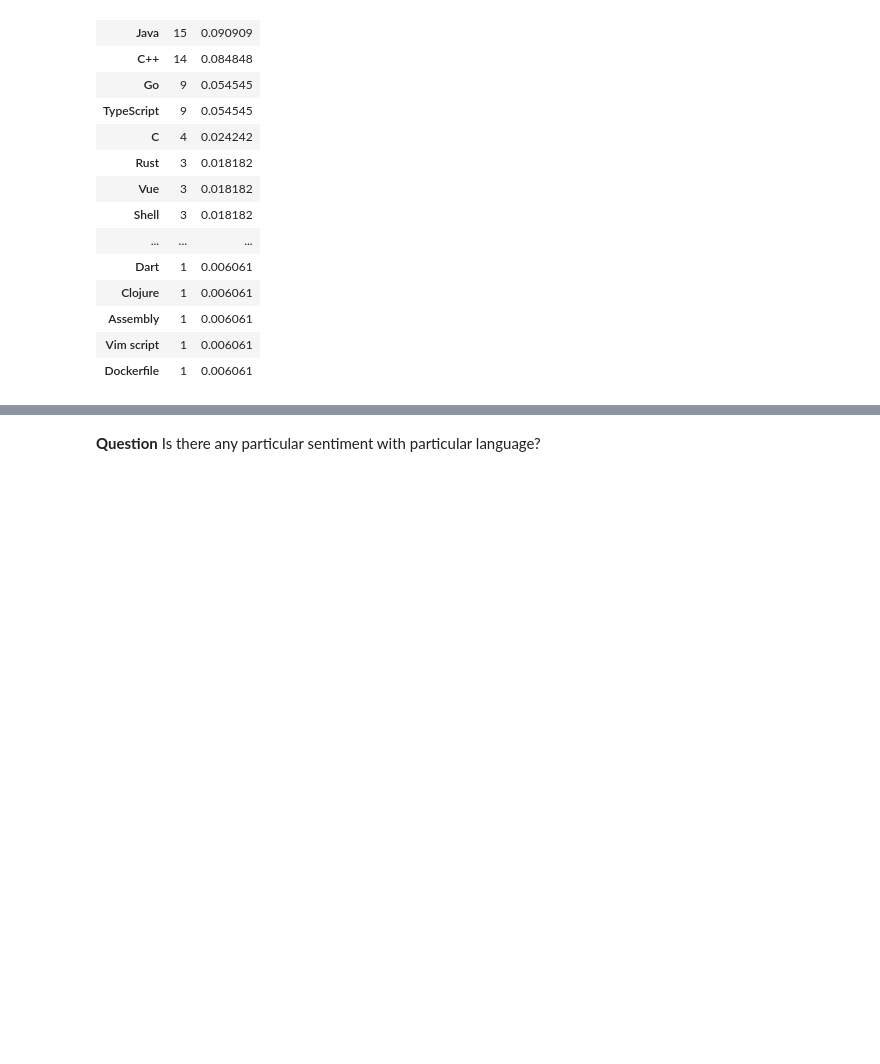
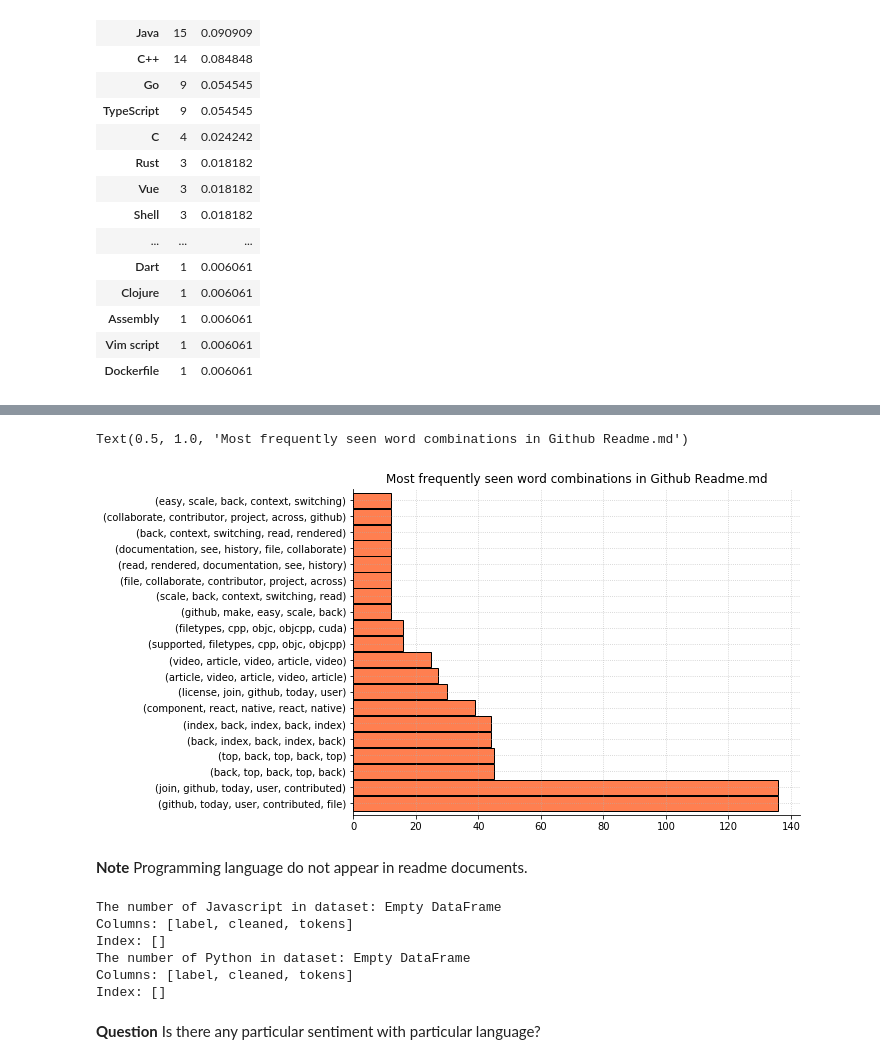
Before and after one commit to NLP-GJ/github-language, a Jupyter notebook: Report.ipynb, the cells around one changed output, grey strips where cells are left out. Drawn from its saved outputs; the diff is of its cells as text; code cells hidden in the pictures; blank space fills up the shorter version.

```diff
--- a/Report.ipynb
+++ b/Report.ipynb
@@ -210,2 +245,20 @@ Text(0.5, 1.0, 'Most frequently used programing languages')
+# %%
+pd.Series(nltk.ngrams(explore_df_cleaned, 5)).value_counts().head(20).plot.barh(figsize=(8, 6), width=.95, color='coral')
+plt.title('Most frequently seen word combinations in Github Readme.md')
+# %% [output]
+Text(0.5, 1.0, 'Most frequently seen word combinations in Github Readme.md')
+[figure, added]
+# %% [markdown]
+**Note** Programming language do not appear in readme documents.
+# %%
+print(f"The number of Javascript in dataset: {df[df.cleaned.str.contains('JavaScript')]}")
+print(f"The number of Python in dataset: {df[df.cleaned.str.contains('Python')]}")
+# %% [output]
+The number of Javascript in dataset: Empty DataFrame
+Columns: [label, cleaned, tokens]
+Index: []
+The number of Python in dataset: Empty DataFrame
+Columns: [label, cleaned, tokens]
+Index: []
 # %% [markdown]
 **Question** Is there any particular sentiment with particular language?
```
Also changed, not shown: parts of 48 cells of this notebook, 2 other files.
